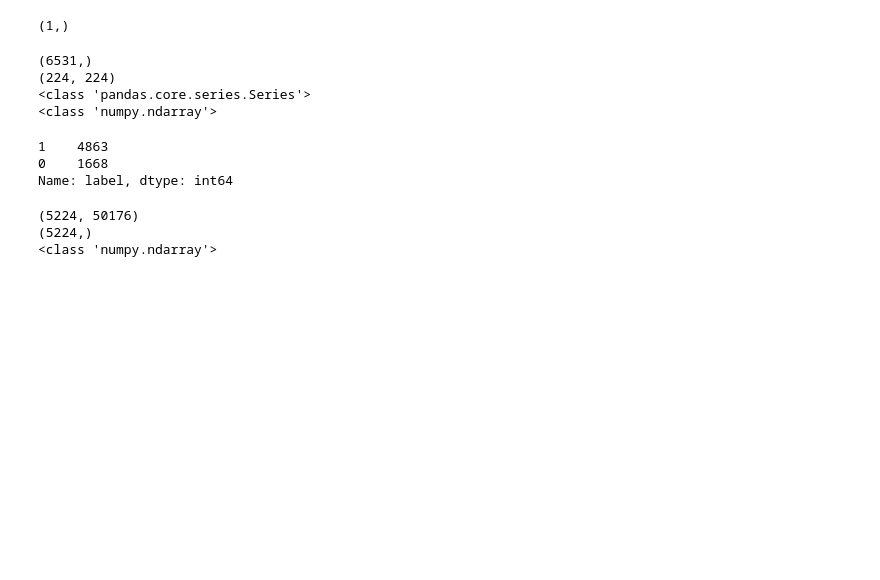
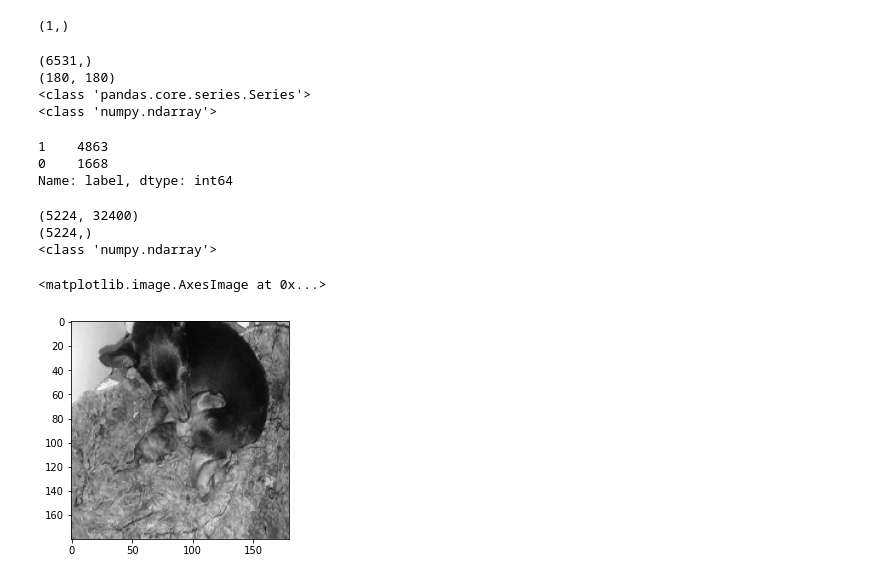
Before and after one commit to Eliaz-LR/Animal-identification-NN, a Jupyter notebook: training1.ipynb, the cells around one changed output. Drawn from its saved outputs; the diff is of its cells as text; code cells hidden in the pictures; blank space fills up the shorter version.

```diff
--- a/training1.ipynb
+++ b/training1.ipynb
@@ -22,7 +22,8 @@ print(working_df.columns)
 # %% [output]
 Index(['label', 'img_hsv'], dtype='object')
 # %%
-working_df['img_hsv'] = working_df['img_hsv'].apply(lambda x: cv2.resize(x, (224, 224)))
+size=180
+working_df['img_hsv'] = working_df['img_hsv'].apply(lambda x: cv2.resize(x, (size, size)))
 print(working_df['img_hsv'].apply(lambda x: x.shape).unique().shape)
 # %% [output]
 (1,)
@@ -41,7 +42,7 @@ X = working_df['img_hsv'].values
 X = np.stack(X)
 # %% [output]
 (6531,)
-(224, 224)
+(180, 180)
 <class 'pandas.core.series.Series'>
 <class 'numpy.ndarray'>
 # %%
@@ -65,8 +66,15 @@ print(X_train.shape)
 print(y_train.shape)
 print(type(X_train))
 # %% [output]
-(5224, 50176)
+(5224, 32400)
 (5224,)
 <class 'numpy.ndarray'>
+# %%
+#impression image
+hsv = working_df['img_hsv'].iloc[2000].reshape(size,size)
+plt.imshow(hsv, cmap='gray')
+# %% [output]
+<matplotlib.image.AxesImage at 0x...>
+[figure, added]
 # %%
 from sklearn.neural_network import MLPClassifier
```
Also changed, not shown: parts of 2 cells of this notebook.
